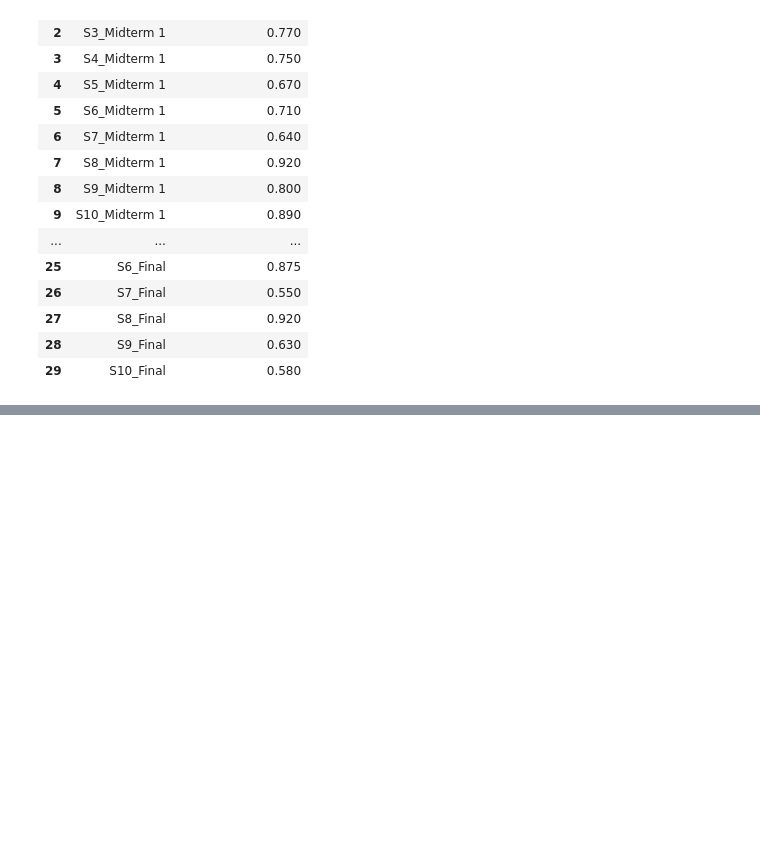
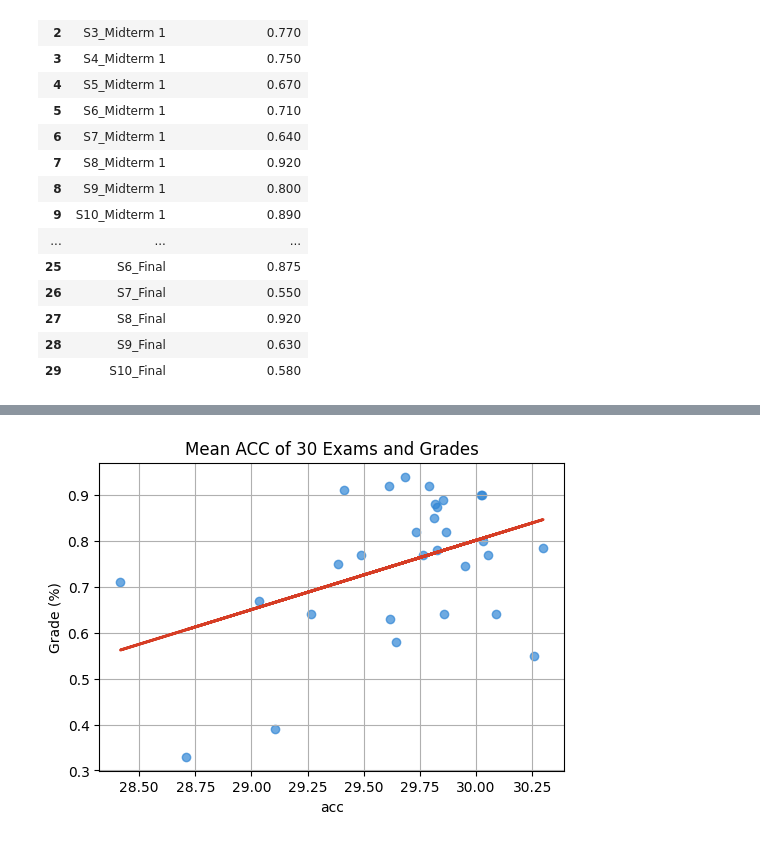
Before and after one commit to kiwwifruit/project3, a Jupyter notebook: not_use/acc.ipynb, the cells around one changed output, grey strips where cells are left out. Cells and saved outputs as stored; diff of their text form; code cells hidden in the pictures; blank space fills up the shorter version.

```diff
--- a/not_use/acc_data.ipynb
+++ b/not_use/acc.ipynb
@@ -254,0 +235,33 @@ df_transposed.to_csv('acc.csv', index=False)
+# %%
+x = df_transposed['1-One Third (During)']+df_transposed['2-Two Third (During)']+df_transposed['3-Three Third (During)']
+y = normalized_df['Percentage_Score']
+# %%
+from sklearn.linear_model import LinearRegression
+
+model = LinearRegression()
+model.fit(x.values.reshape(-1, 1), y)
+
+model.coef_
+
+model.intercept_
+
+y_pred = model.predict(x.values.reshape(-1, 1))
+
+plt.figure(figsize=(6, 4))
+plt.scatter(x, y, color='#3186d5', marker='o', alpha=0.7)
+plt.plot(x, y_pred, color='#d63d25', linewidth=2)
+plt.title('Mean ACC of 30 Exams and Grades')
+plt.xlabel('acc')
+plt.ylabel('Grade (%)')
+plt.grid(True)
+plt.show()
+
+from sklearn.metrics import mean_squared_error
+
+mean_squared_error(y, y_pred)
+
+import numpy as np
+import pandas as pd
+from datetime import datetime, timezone
+# %% [output]
+[figure, added]
```
Also changed, not shown: parts of 5 cells of this notebook.
